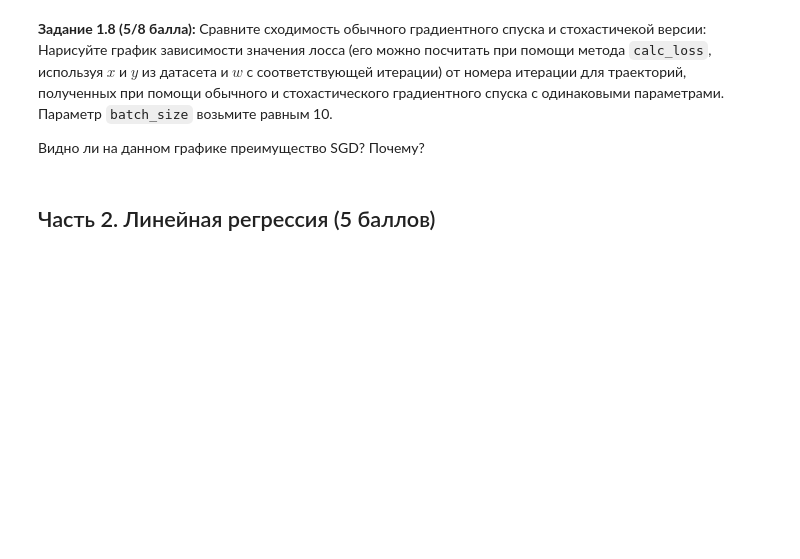
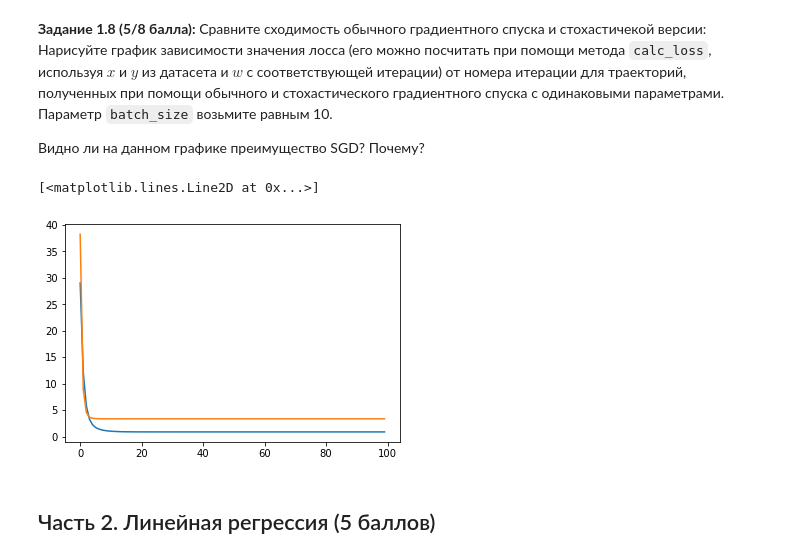
Before and after one commit to sliemilya/IAD_Ilya_Golubev, a Jupyter notebook: hw05_gd.ipynb, the cells around one changed output. Saved outputs shown, nothing was run; the diff lists cells and outputs as text; code cells hidden in the pictures; blank space fills up the shorter version.

```diff
--- a/hw05_gd.ipynb
+++ b/hw05_gd.ipynb
@@ -421,3 +419,22 @@ plot_gd(w_list, X, y, loss)
+# %%
+batch_size = 10
+n_iter = 100
+lr = 0.01
+p = 0.4
+w_1 = gradient_descent(w_init, X, y, loss, lr, n_iter)
+w_2 = stochastic_gradient_descent_lr(w_init, X, y, loss, lr, batch_size,p , n_iter)
+loss_list_1 = []
+loss_list_2 = []
+for i in range(n_iter):
+    loss1 = loss.calc_loss(X, y, w_1[i])
+    loss2 = loss.calc_loss(X, y, w_2[i])
+    loss_list_1.append(loss1)
+    loss_list_2.append(loss2)
+plt.plot(range(n_iter), loss_list_1)
+plt.plot(range(n_iter), loss_list_2)
+# %% [output]
+[<matplotlib.lines.Line2D at 0x...>]
+[figure, added]
 # %% [markdown]
 ## Часть 2. Линейная регрессия (5 баллов)
 # %% [markdown]
```
Also changed, not shown: parts of 1 cell of this notebook.
